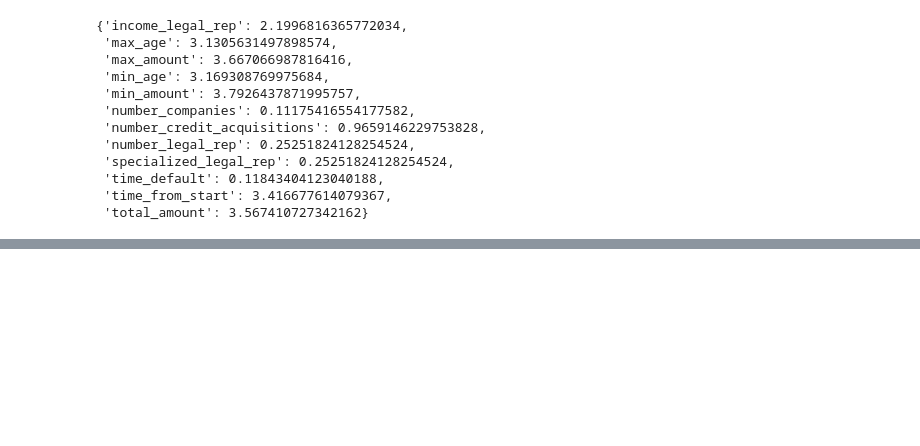
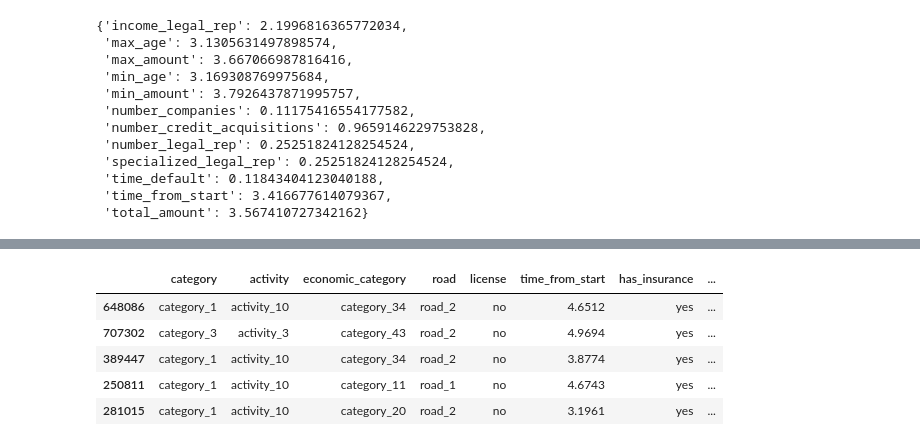
Before and after one commit to rodrigoase/bbva-data-challenge, a Jupyter notebook: Experimentacion.ipynb, the cells around one changed output, grey strips where cells are left out. Drawn from its saved outputs; the diff is of its cells as text; code cells hidden in the pictures; blank space fills up the shorter version.

```diff
--- a/Experimentacion.ipynb
+++ b/Experimentacion.ipynb
@@ -571,0 +602,10 @@ X_train_v1.head()
+# %%
+X_test.drop(columns=columnas_eliminadas, inplace=True)
+X_test.head()
+# %% [output]
+|  | category | activity | economic_category | road | license | time_from_start | has_insurance | ... |
+| 648086 | category_1 | activity_10 | category_34 | road_2 | no | 4.6512 | yes | ... |
+| 707302 | category_3 | activity_3 | category_43 | road_2 | no | 4.9694 | yes | ... |
+| 389447 | category_1 | activity_10 | category_34 | road_2 | no | 3.8774 | yes | ... |
+| 250811 | category_1 | activity_10 | category_11 | road_1 | no | 4.6743 | yes | ... |
+| 281015 | category_1 | activity_10 | category_20 | road_2 | no | 3.1961 | yes | ... |
```
Also changed, not shown: parts of 90 cells of this notebook.
